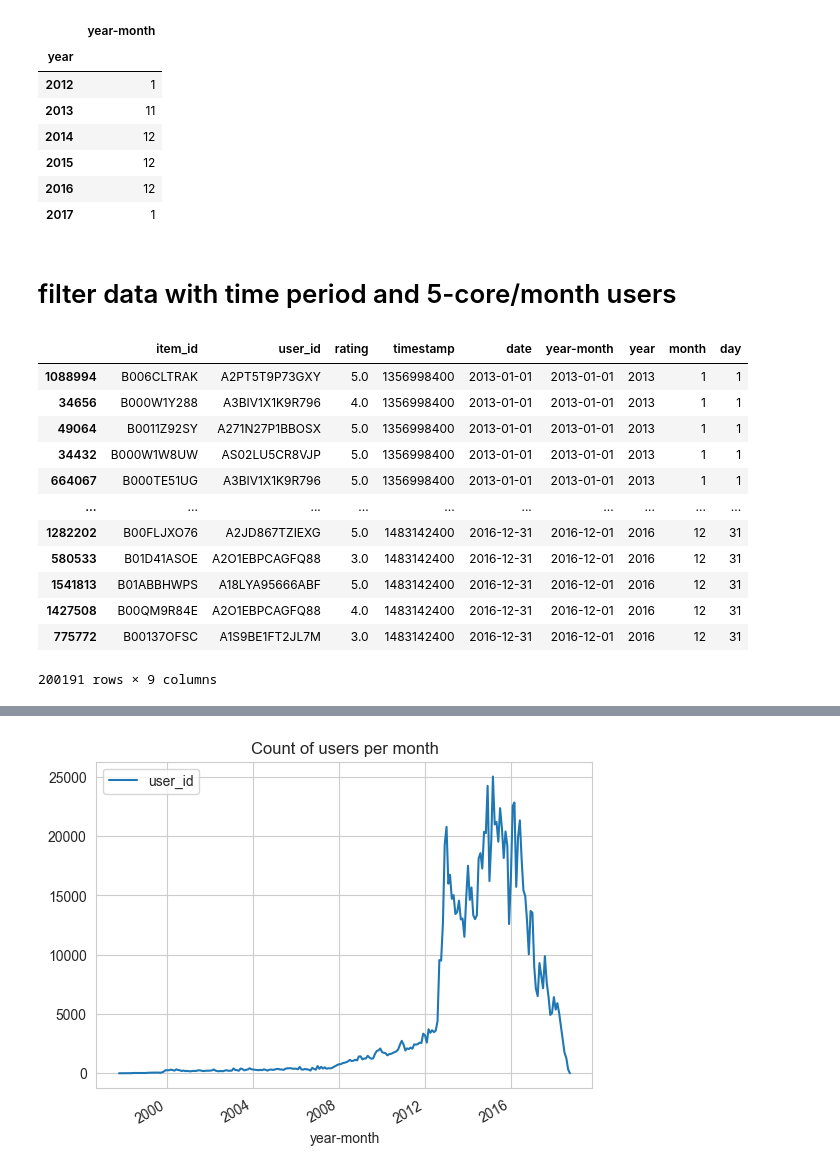
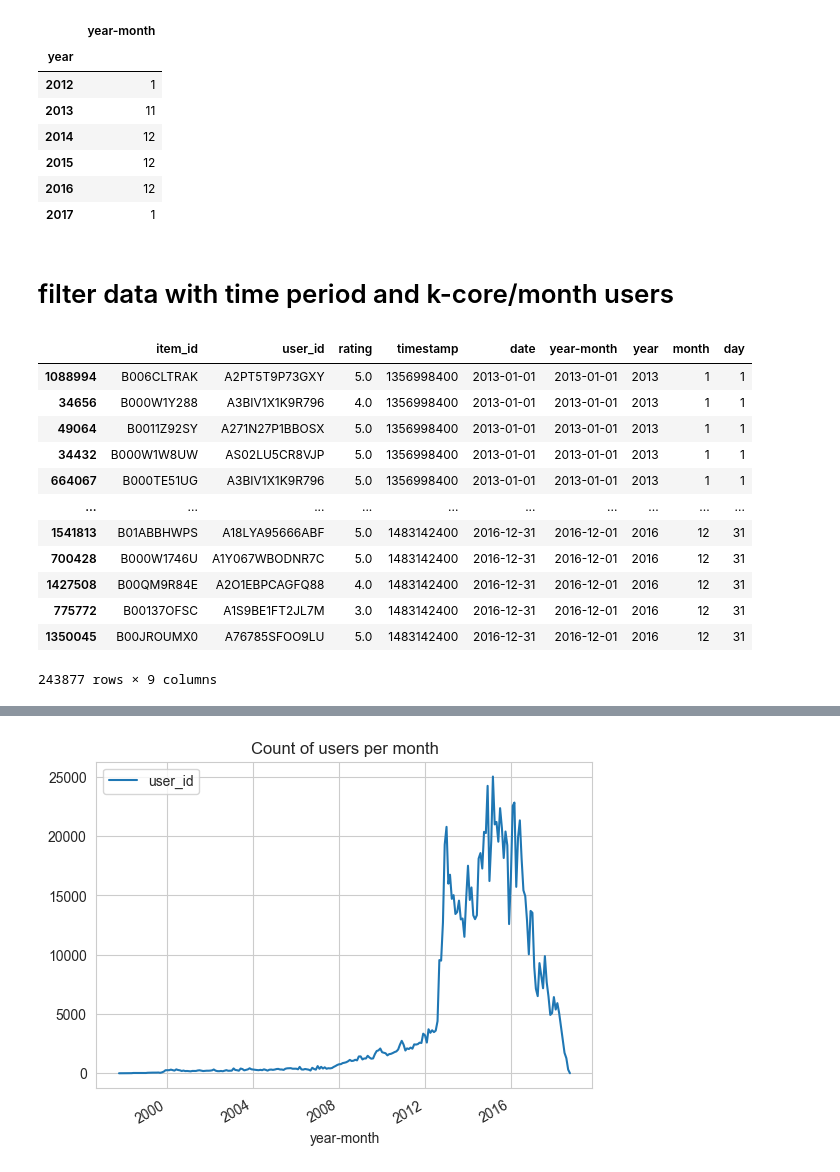
Before and after one commit to mariajoaolavoura/measuring_forgetting, a Jupyter notebook: notebooks/ADM - eda.ipynb, the cells around one changed output, grey strips where cells are left out. Cells and saved outputs as stored; diff of their text form; code cells hidden in the pictures.

```diff
--- a/notebooks/ADM - eda.ipynb
+++ b/notebooks/ADM - eda.ipynb
@@ -269,24 +269,24 @@ data_clean.loc[dc_kcore_filter &\
 | 2016 | 12 |
 | 2017 | 1 |
 # %% [markdown]
-# filter data with time period and 5-core/month users
+# filter data with time period and k-core/month users
 # %%
 time_period = [('2013-01', '%Y-%m'), ('2017-01', '%Y-%m')]
-_ = data_clean[(data_clean['year-month'] >= datetime.strptime(*time_period[0])) & \
+data = data_clean[(data_clean['year-month'] >= datetime.strptime(*time_period[0])) & \
                   (data_clean['year-month'] < datetime.strptime(*time_period[1])) &\
-                    (data_clean[user_col].isin(users_5core_month_list))]
-_
+                    (data_clean[user_col].isin(users_kcore_month_list))]
+data
 # %% [output]
 |  | item_id | user_id | rating | timestamp | date | year-month | year | month | day |
 | 1088994 | B006CLTRAK | A2PT5T9P73GXY | 5.0 | 1356998400 | 2013-01-01 | 2013-01-01 | 2013 | 1 | 1 |
 | 34656 | B000W1Y288 | A3BIV1X1K9R796 | 4.0 | 1356998400 | 2013-01-01 | 2013-01-01 | 2013 | 1 | 1 |
 | 49064 | B0011Z92SY | A271N27P1BBOSX | 5.0 | 1356998400 | 2013-01-01 | 2013-01-01 | 2013 | 1 | 1 |
 | 34432 | B000W1W8UW | AS02LU5CR8VJP | 5.0 | 1356998400 | 2013-01-01 | 2013-01-01 | 2013 | 1 | 1 |
 | 664067 | B000TE51UG | A3BIV1X1K9R796 | 5.0 | 1356998400 | 2013-01-01 | 2013-01-01 | 2013 | 1 | 1 |
 | ... | ... | ... | ... | ... | ... | ... | ... | ... | ... |
-| 1282202 | B00FLJXO76 | A2JD867TZIEXG | 5.0 | 1483142400 | 2016-12-31 | 2016-12-01 | 2016 | 12 | 31 |
-| 580533 | B01D41ASOE | A2O1EBPCAGFQ88 | 3.0 | 1483142400 | 2016-12-31 | 2016-12-01 | 2016 | 12 | 31 |
 | 1541813 | B01ABBHWPS | A18LYA95666ABF | 5.0 | 1483142400 | 2016-12-31 | 2016-12-01 | 2016 | 12 | 31 |
+| 700428 | B000W1746U | A1Y067WBODNR7C | 5.0 | 1483142400 | 2016-12-31 | 2016-12-01 | 2016 | 12 | 31 |
 | 1427508 | B00QM9R84E | A2O1EBPCAGFQ88 | 4.0 | 1483142400 | 2016-12-31 | 2016-12-01 | 2016 | 12 | 31 |
 | 775772 | B00137OFSC | A1S9BE1FT2JL7M | 3.0 | 1483142400 | 2016-12-31 | 2016-12-01 | 2016 | 12 | 31 |
+| 1350045 | B00JROUMX0 | A76785SFOO9LU | 5.0 | 1483142400 | 2016-12-31 | 2016-12-01 | 2016 | 12 | 31 |
-200191 rows × 9 columns
+243877 rows × 9 columns
```
Also changed, not shown: parts of 27 cells of this notebook, 3 other files.
